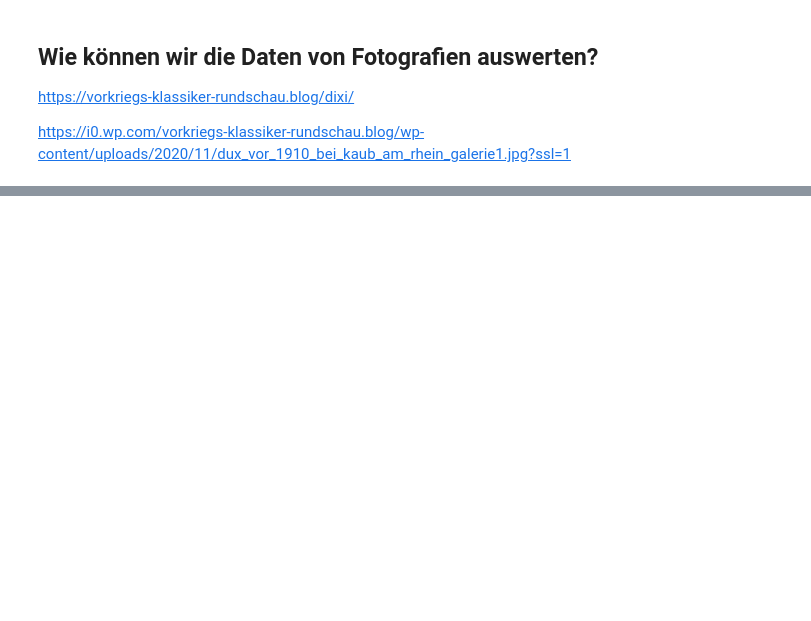
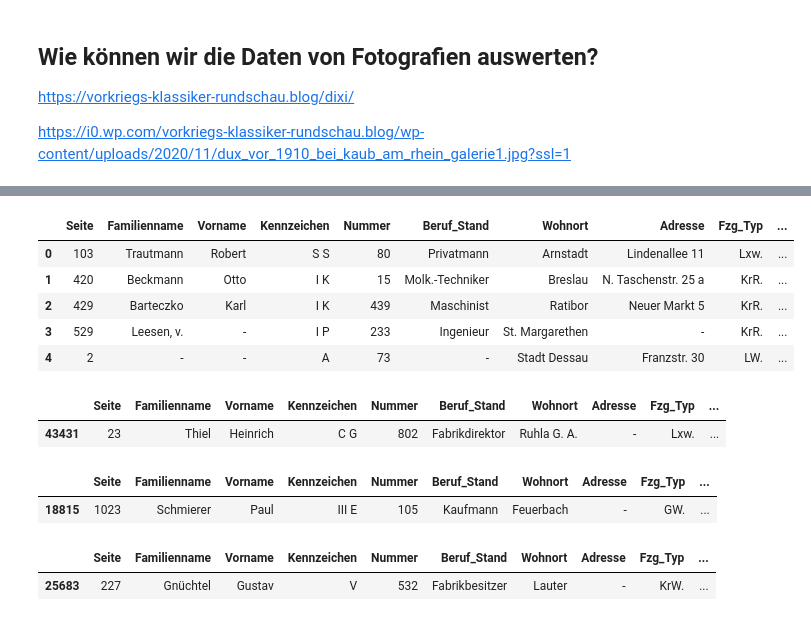
Before and after one commit to SebastianZug/RoboLabVortraege, a Jupyter notebook: 30_PythonAutomobile/project/notebooks/12_AnalyseBlitzer.ipynb, the cells around one changed output, grey strips where cells are left out. Cells and saved outputs as stored; diff of their text form; code cells hidden in the pictures; blank space fills up the shorter version.

Commit message:
Refresh 30_PythonAutomobile analysis notebooks
Co-Authored-By: Claude Opus 4.7 (1M context) <noreply@anthropic.com>

```diff
--- a/30_PythonAutomobile/project/notebooks/12_AnalyseBlitzer.ipynb
+++ b/30_PythonAutomobile/project/notebooks/12_AnalyseBlitzer.ipynb
@@ -23,4 +42,37 @@ https://i0.wp.com/vorkriegs-klassiker-rundschau.blog/wp-content/uploads/2020/11/
 # %%
 # Eleminiere die Lehrzeichen aus der Spalte Kennzeichen und fasse diesen string mit dem Inhalt der Spalte Nummer zusammen
+df_cars["_Kennzeichen"] = df_cars["Kennzeichen"].str.replace(" ", "")
+df_cars["_Kennzeichen"] = df_cars["_Kennzeichen"] + " " + df_cars["Nummer"]
+
+df_cars.head()
+# %% [output]
+|  | Seite | Familienname | Vorname | Kennzeichen | Nummer | Beruf_Stand | Wohnort | Adresse | Fzg_Typ | ... |
+| 0 | 103 | Trautmann | Robert | S S | 80 | Privatmann | Arnstadt | Lindenallee 11 | Lxw. | ... |
+| 1 | 420 | Beckmann | Otto | I K | 15 | Molk.-Techniker | Breslau | N. Taschenstr. 25 a | KrR. | ... |
+| 2 | 429 | Barteczko | Karl | I K | 439 | Maschinist | Ratibor | Neuer Markt 5 | KrR. | ... |
+| 3 | 529 | Leesen, v. | - | I P | 233 | Ingenieur | St. Margarethen | - | KrR. | ... |
+| 4 | 2 | - | - | A | 73 | - | Stadt Dessau | Franzstr. 30 | LW. | ... |
 # %%
-df_cars[df_cars["Schild"] == "CG 802"]
+df_cars[df_cars["_Kennzeichen"] == "CG 802"]
+
+# https://vorkriegs-klassiker-rundschau.blog/dixi/
+# Dixi Tourenwagen um 1909, Zulassung: Sachsen-Coburg-Gotha, aufgenommen am Rhein bei Kaub
+# %% [output]
+|  | Seite | Familienname | Vorname | Kennzeichen | Nummer | Beruf_Stand | Wohnort | Adresse | Fzg_Typ | ... |
+| 43431 | 23 | Thiel | Heinrich | C G | 802 | Fabrikdirektor | Ruhla G. A. | - | Lxw. | ... |
+# %%
+df_cars[df_cars["_Kennzeichen"] == "IIIE 105"]
+
+# https://vorkriegs-klassiker-rundschau.blog/bildergalerie-nach-marken-3/adler-automobile/
+# https://i0.wp.com/vorkriegs-klassiker-rundschau.blog/wp-content/uploads/2016/01/adler_datiert_07-1907_galerie1.jpg?resize=584%2C744&ssl=1
+# %% [output]
+|  | Seite | Familienname | Vorname | Kennzeichen | Nummer | Beruf_Stand | Wohnort | Adresse | Fzg_Typ | ... |
+| 18815 | 1023 | Schmierer | Paul | III E | 105 | Kaufmann | Feuerbach | - | GW. | ... |
+# %%
+df_cars[df_cars["_Kennzeichen"] == "V 532"]
+
+# https://vorkriegs-klassiker-rundschau.blog/bildergalerie-nach-marken-3/adler-automobile/
+# https://i0.wp.com/vorkriegs-klassiker-rundschau.blog/wp-content/uploads/2022/09/Adler_5-9-PS_Fam_Gnuechtel_Emaillefirma_via-Volker_Zimmer_Lauter_Erzgeb.-1.jpg?ssl=1
+# %% [output]
+|  | Seite | Familienname | Vorname | Kennzeichen | Nummer | Beruf_Stand | Wohnort | Adresse | Fzg_Typ | ... |
+| 25683 | 227 | Gnüchtel | Gustav | V | 532 | Fabrikbesitzer | Lauter | - | KrW. | ... |
```
Also changed, not shown: parts of 5 cells of this notebook, 5 other files.
